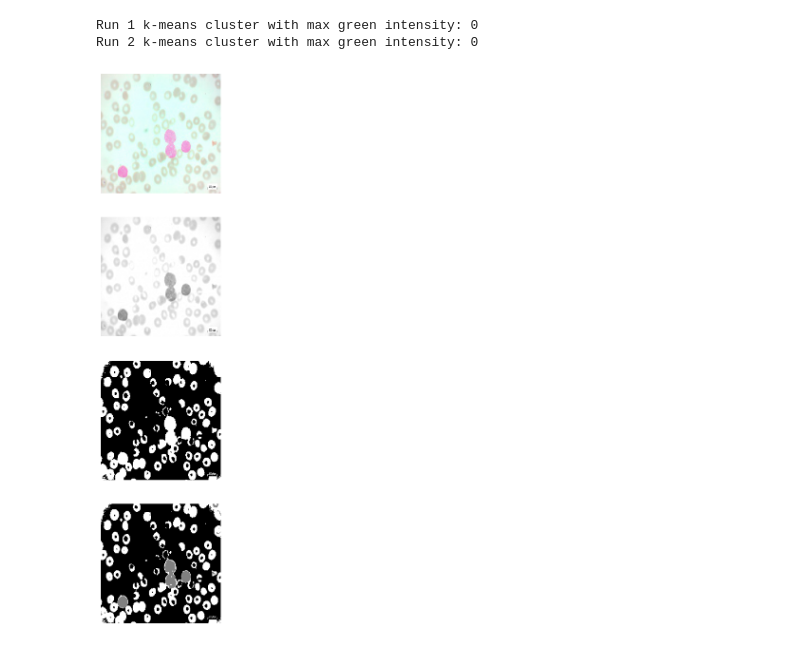
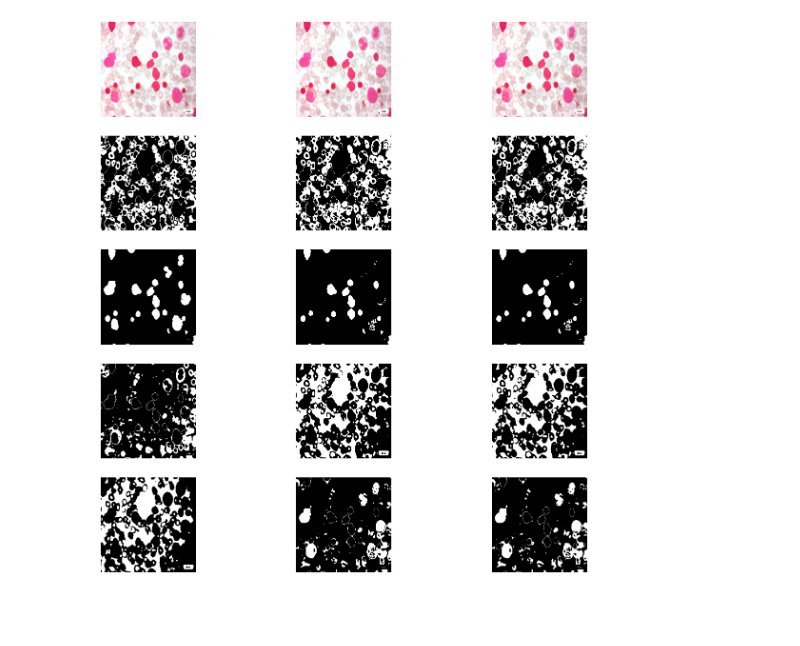
Before and after one commit to Fnriquel/281-Project, a Jupyter notebook: pre_seg_feat_svm.ipynb, the cells around one changed output. Drawn from its saved outputs; the diff is of its cells as text; code cells hidden in the pictures; blank space fills up the shorter version.

```diff
--- a/pre_seg_feat_svm.ipynb
+++ b/pre_seg_feat_svm.ipynb
@@ -102,6 +146,4 @@ def img_seg(path, verbose=False):
 # %%
-img_seg('data/train/Pro/001.jpg', verbose=True)
+img_seg_rgb('data/train/Benign/001.jpg', verbose=True)
 # %% [output]
-Run 1 k-means cluster with max green intensity: 0
-Run 2 k-means cluster with max green intensity: 0
-[figure, old version]
+[figure, new version]
```
Also changed, not shown: parts of 9 cells of this notebook.
